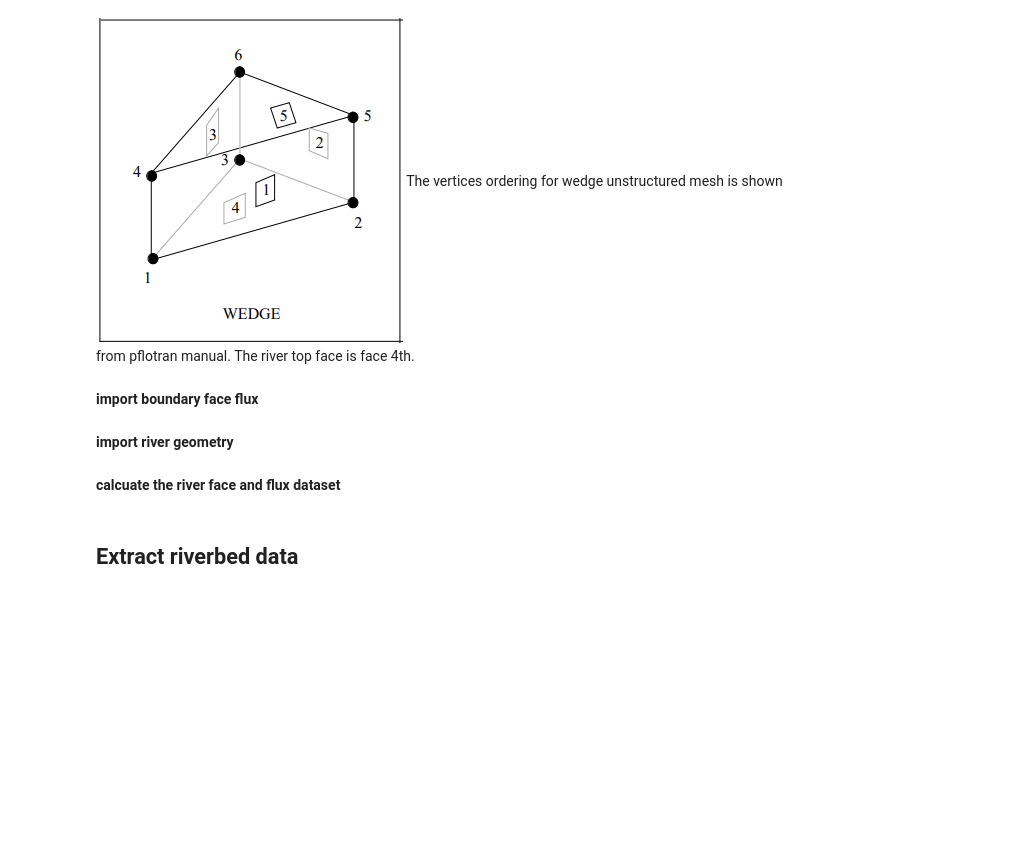
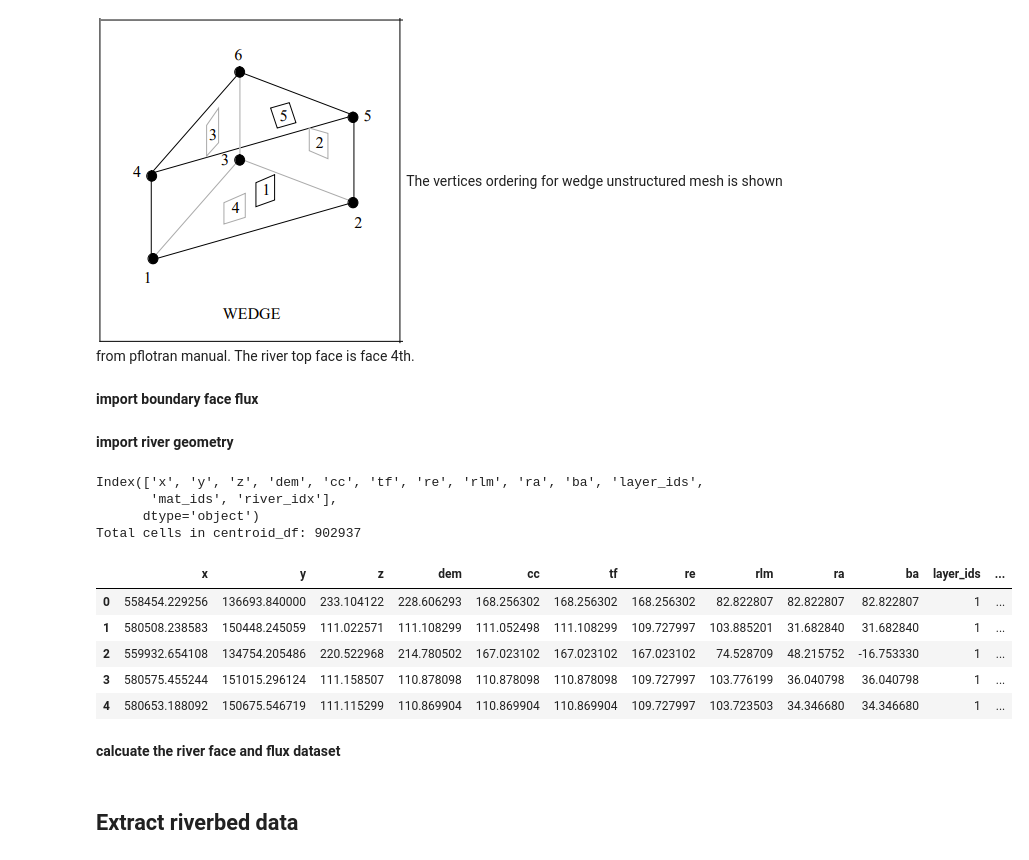
Before and after one commit to pinshuai/HFR-riverbed, a Jupyter notebook: notebooks/plot_temp_from_river_cell.ipynb, the cells around one changed output. Cells and saved outputs as stored; diff of their text form; code cells hidden in the pictures; blank space fills up the shorter version.

```diff
--- a/notebooks/plot_temp_from_river_cell.ipynb
+++ b/notebooks/plot_temp_from_river_cell.ipynb
@@ -67,6 +67,8 @@ fname_pflotran_h5 = '/global/cfs/cdirs/m1800/pin/HFR-riverbed/model_run/TH_perm_
 fname_pflotran_h5_hete = '/global/cfs/cdirs/m1800/pin/HFR-riverbed/model_run/TH_perm_only_alluvium_2017-2019/TH_perm_only_alluvium_2017-2019.h5'
 
 fname_pflotran_h5_homo = '/global/cfs/cdirs/m1800/pin/HFR-riverbed/model_run/TH_homo_alluvium_2017-2019/TH_homo_alluvium_2017-2019.h5'
+
+fname_centroid_df = '/global/cfs/cdirs/m1800/pin/HFR-riverbed/mesh/hanford_100m-updated-matID_alluvium.p'
 # %% [markdown]
 **read mass1 coordinates**
 # %%
@@ -200,5 +222,23 @@ river_geo['y'] = river_geo['y']/1000          # convert to km
 
 polygon = Polygon(river_geo.loc[:, ["x", "y"]].values)
 river_x,river_y = polygon.exterior.xy
+# %%
+centroid_df = pd.read_pickle(fname_centroid_df)
+
+print(centroid_df.keys())
+print(f"Total cells in centroid_df: {len(centroid_df)}")
+
+centroid_df.head()
+# %% [output]
+Index(['x', 'y', 'z', 'dem', 'cc', 'tf', 're', 'rlm', 'ra', 'ba', 'layer_ids',
+       'mat_ids', 'river_idx'],
+      dtype='object')
+Total cells in centroid_df: 902937
+|  | x | y | z | dem | cc | tf | re | rlm | ra | ba | layer_ids | ... |
+| 0 | 558454.229256 | 136693.840000 | 233.104122 | 228.606293 | 168.256302 | 168.256302 | 168.256302 | 82.822807 | 82.822807 | 82.822807 | 1 | ... |
+| 1 | 580508.238583 | 150448.245059 | 111.022571 | 111.108299 | 111.052498 | 111.108299 | 109.727997 | 103.885201 | 31.682840 | 31.682840 | 1 | ... |
+| 2 | 559932.654108 | 134754.205486 | 220.522968 | 214.780502 | 167.023102 | 167.023102 | 167.023102 | 74.528709 | 48.215752 | -16.753330 | 1 | ... |
+| 3 | 580575.455244 | 151015.296124 | 111.158507 | 110.878098 | 110.878098 | 110.878098 | 109.727997 | 103.776199 | 36.040798 | 36.040798 | 1 | ... |
+| 4 | 580653.188092 | 150675.546719 | 111.115299 | 110.869904 | 110.869904 | 110.869904 | 109.727997 | 103.723503 | 34.346680 | 34.346680 | 1 | ... |
 # %% [markdown]
 **calcuate the river face and flux dataset**
```
Also changed, not shown: parts of 39 cells of this notebook.
